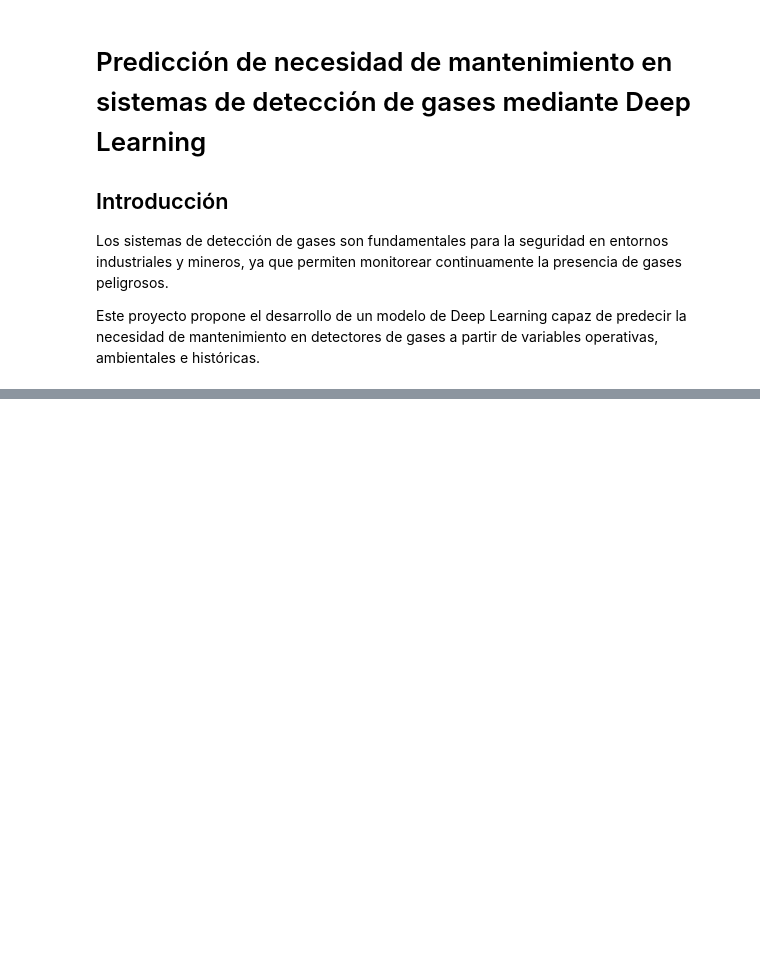
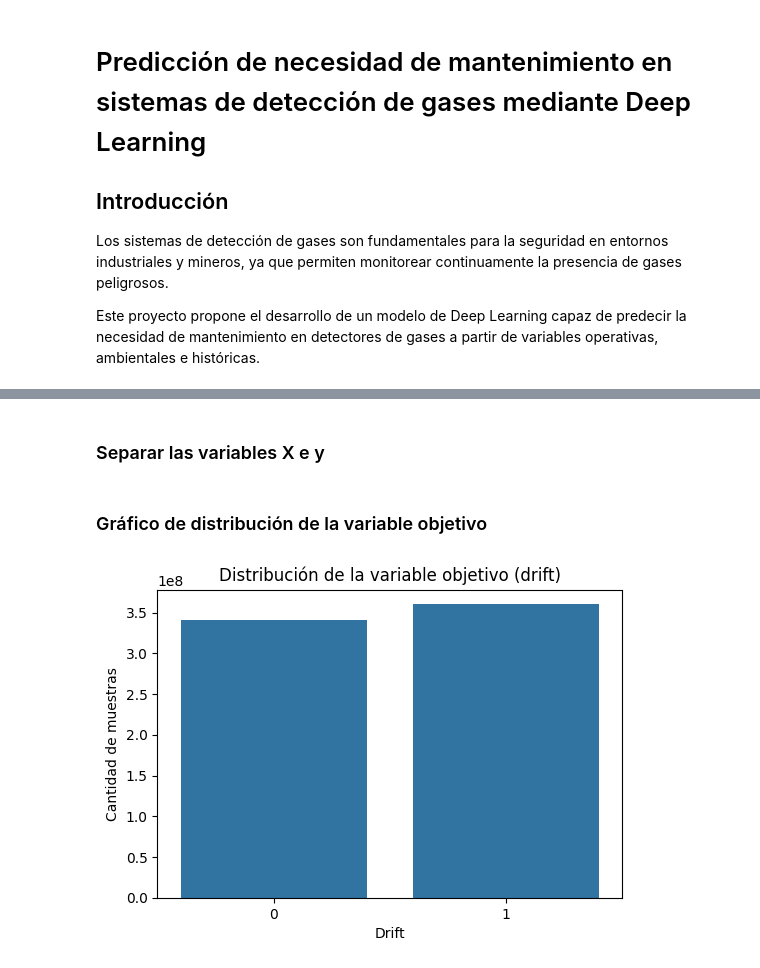
Before and after one commit to gsantillan-coder/DL-Final-Santillan-Guido, a Jupyter notebook: notebooks/final_project.ipynb, the cells around one changed output, grey strips where cells are left out. Saved outputs shown, nothing was run; the diff lists cells and outputs as text; code cells hidden in the pictures; blank space fills up the shorter version.

```diff
--- a/notebooks/final_project.ipynb
+++ b/notebooks/final_project.ipynb
@@ -21,3 +21,24 @@ from sklearn.metrics import classification_report, confusion_matrix, roc_auc_sco
 import tensorflow as tf
 from tensorflow import keras
 from tensorflow.keras import layers
+# %%
+import pandas as pd
+
+base_url = "https://raw.githubusercontent.com/gsantillan-coder/DL-Final-Santillan-Guido/main/data/"
+
+files = [
+    "batch1.dat","batch2.dat","batch3.dat","batch4.dat","batch5.dat",
+    "batch6.dat","batch7.dat","batch8.dat","batch9.dat","batch10.dat"
+]
+
+dfs = []
+
+for f in files:
+    url = base_url + f
+    df = pd.read_csv(url, sep=" ", header=None)
+    df["batch"] = f
+    dfs.append(df)
+
+data = pd.concat(dfs, ignore_index=True)
+
+data.head()
@@ -23,0 +65,7 @@ from tensorflow.keras import layers
+# %%
+# eliminar el número del sensor y dejar solo el valor
+for col in data.columns[:-1]:   # excluye la columna batch
+    data[col] = data[col].astype(str).str.split(":").str[-1]
+
+# convertir todo a número
+data.iloc[:, :-1] = data.iloc[:, :-1].apply(pd.to_numeric)
@@ -23,0 +90,5 @@ from tensorflow.keras import layers
+# %%
+# convertir todas las columnas excepto 'batch' a numéricas
+for col in data.columns:
+    if col != "batch":
+        data[col] = pd.to_numeric(data[col], errors="coerce")
@@ -23,0 +105,4 @@ from tensorflow.keras import layers
+# %%
+data["drift"] = data["batch"].apply(
+    lambda x: 0 if int(x.replace("batch","").replace(".dat","")) <= 5 else 1
+)
@@ -23,0 +117,2 @@ from tensorflow.keras import layers
+# %% [markdown]
+### Separar las variables X e y
@@ -23,0 +122,11 @@ from tensorflow.keras import layers
+# %% [markdown]
+### Gráfico de distribución de la variable objetivo
+# %%
+plt.figure(figsize=(6,4))
+sns.countplot(x="drift", data=data)
+plt.title("Distribución de la variable objetivo (drift)")
+plt.xlabel("Drift")
+plt.ylabel("Cantidad de muestras")
+plt.show()
+# %% [output]
+[figure, added]
```
Also changed, not shown: parts of 30 cells of this notebook.
